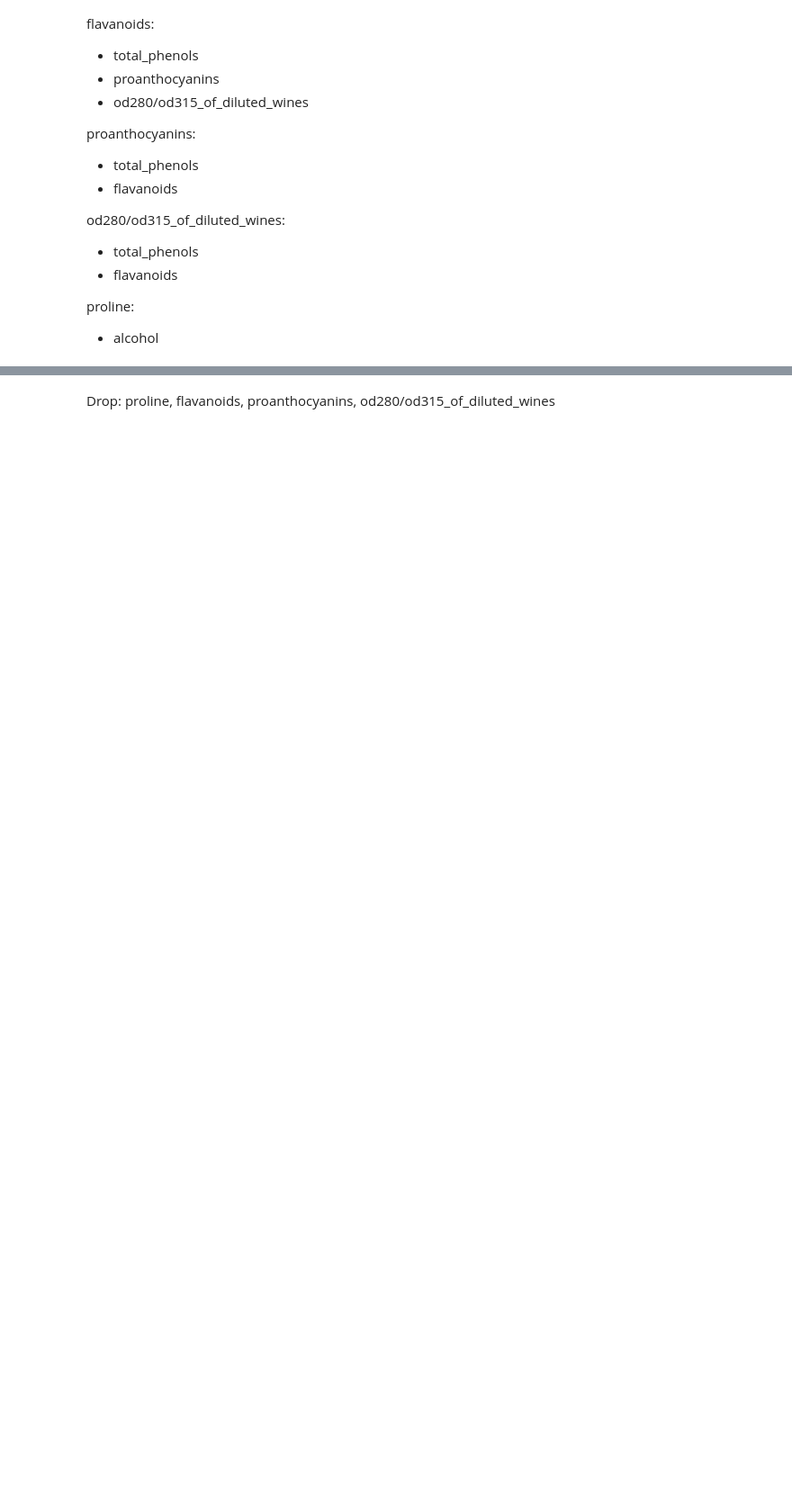
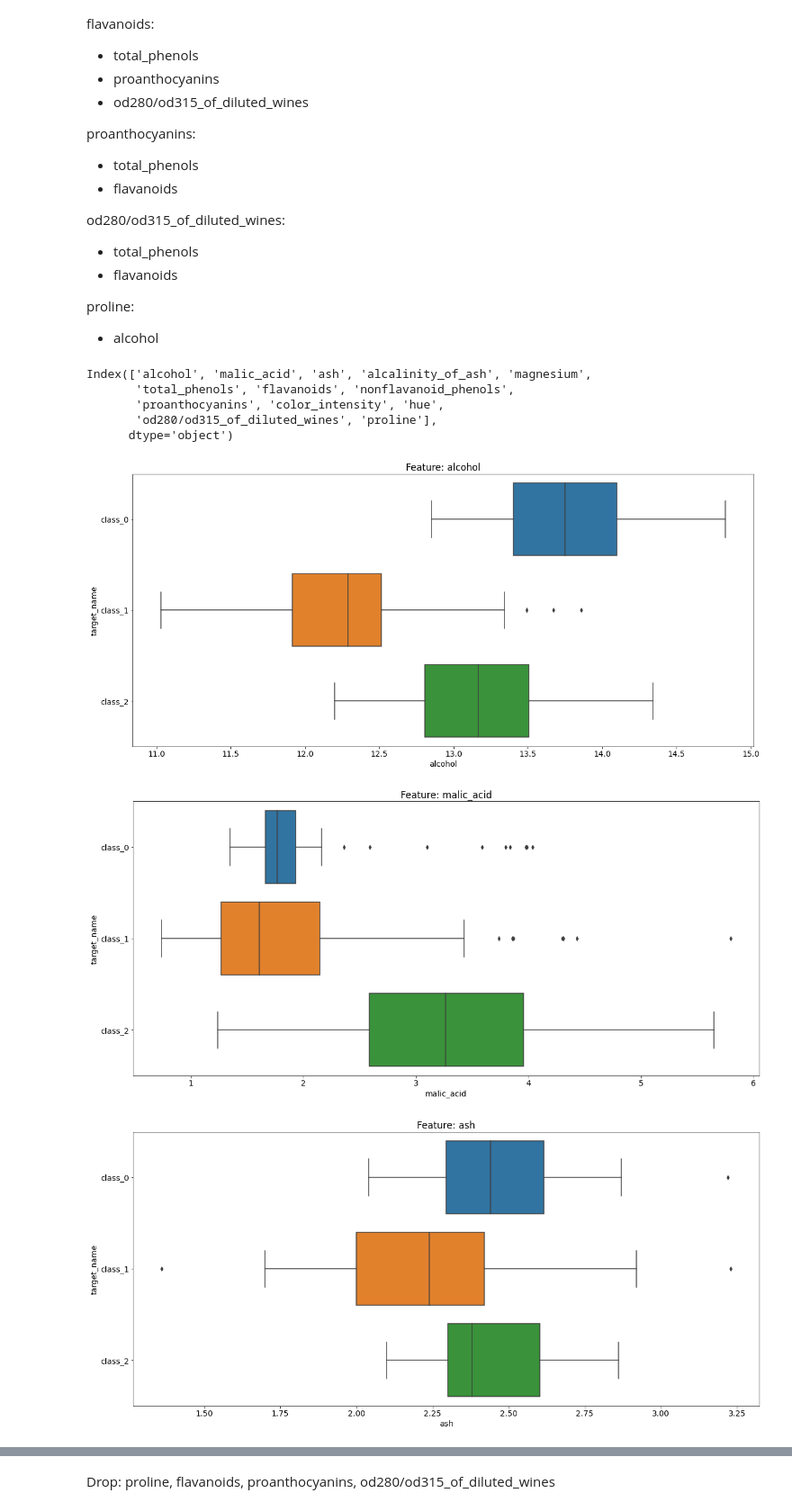
Before and after one commit to Bennri/view-on-machine-learning, a Jupyter notebook: wine_data_classification/wine_classification.ipynb, the cells around one changed output, grey strips where cells are left out. Shown at 90% size. Saved outputs shown, nothing was run; the diff lists cells and outputs as text; code cells hidden in the pictures; blank space fills up the shorter version.

```diff
--- a/wine_data_classification/wine_classification.ipynb
+++ b/wine_data_classification/wine_classification.ipynb
@@ -89,3 +89,22 @@ od280/od315_of_diluted_wines:
 
 proline:
 * alcohol
+# %%
+df_data.columns
+# %% [output]
+Index(['alcohol', 'malic_acid', 'ash', 'alcalinity_of_ash', 'magnesium',
+       'total_phenols', 'flavanoids', 'nonflavanoid_phenols',
+       'proanthocyanins', 'color_intensity', 'hue',
+       'od280/od315_of_diluted_wines', 'proline'],
+      dtype='object')
+# %%
+for feature in df_data.columns:
+    gs1 = gridspec.GridSpec(1,1)
+    ax1 = plt.subplot(gs1[0])
+    sns.boxplot(x=feature, y='target_name', data=df, ax=ax1)
+    ax1.set_title('Feature: {}'.format(feature))
+    plt.show()
+# %% [output]
+[figure, added]
+[figure, added]
+[figure, added]
```
Also changed, not shown: parts of 6 cells of this notebook, 1 other file.
